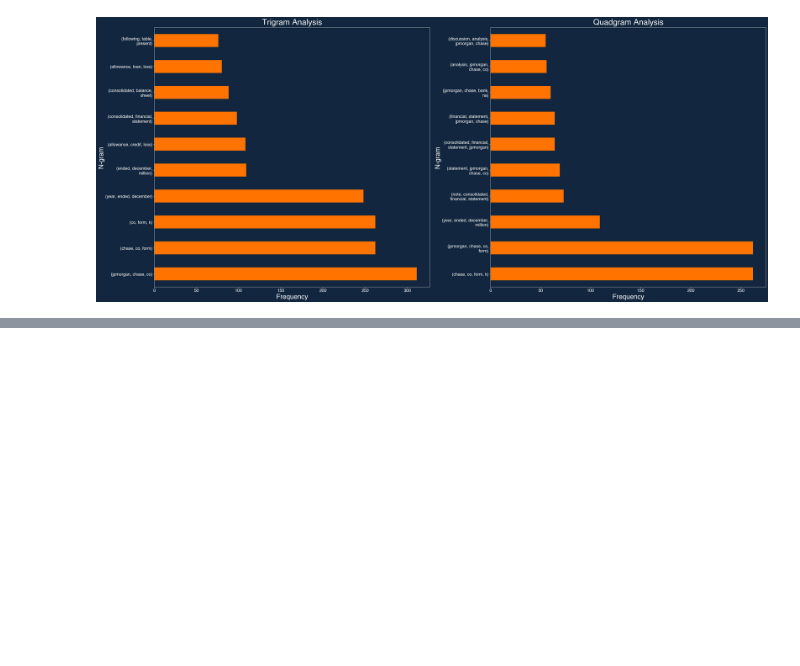
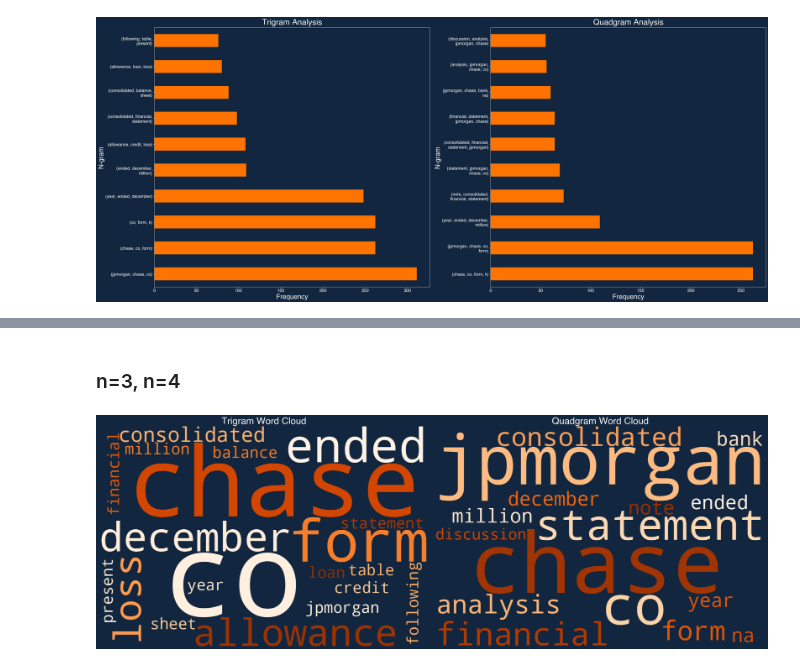
Before and after one commit to george-m2/financial-reports-data-mining, a Jupyter notebook: textExtractionDemo.ipynb, the cells around one changed output, grey strips where cells are left out. Drawn from its saved outputs; the diff is of its cells as text; code cells hidden in the pictures; blank space fills up the shorter version.

```diff
--- a/textExtractionDemo.ipynb
+++ b/textExtractionDemo.ipynb
@@ -387,0 +427,31 @@ plt.show()
+# %% [markdown]
+### n=3, n=4
+# %%
+fig, (ax1, ax2) = plt.subplots(1, 2, figsize=(30, 12))
+
+trigram_wc = WordCloud(
+    background_color='#12273F',
+    colormap='Oranges',
+    width=1200,
+    height=800
+).generate(trigrams.to_string())
+
+quadgram_wc = WordCloud(
+    background_color='#12273F',
+    colormap='Oranges',
+    width=1200,
+    height=800
+).generate(quadgrams.to_string())
+
+ax1.imshow(trigram_wc)
+ax1.axis('off')
+ax1.set_title('Trigram Word Cloud', fontsize=30, fontweight='bold')
+
+ax2.imshow(quadgram_wc)
+ax2.axis('off')
+ax2.set_title('Quadgram Word Cloud', fontsize=30, fontweight='bold')
+
+plt.tight_layout()
+plt.show()
+# %% [output]
+[figure, added]
```
Also changed, not shown: parts of 9 cells of this notebook.
